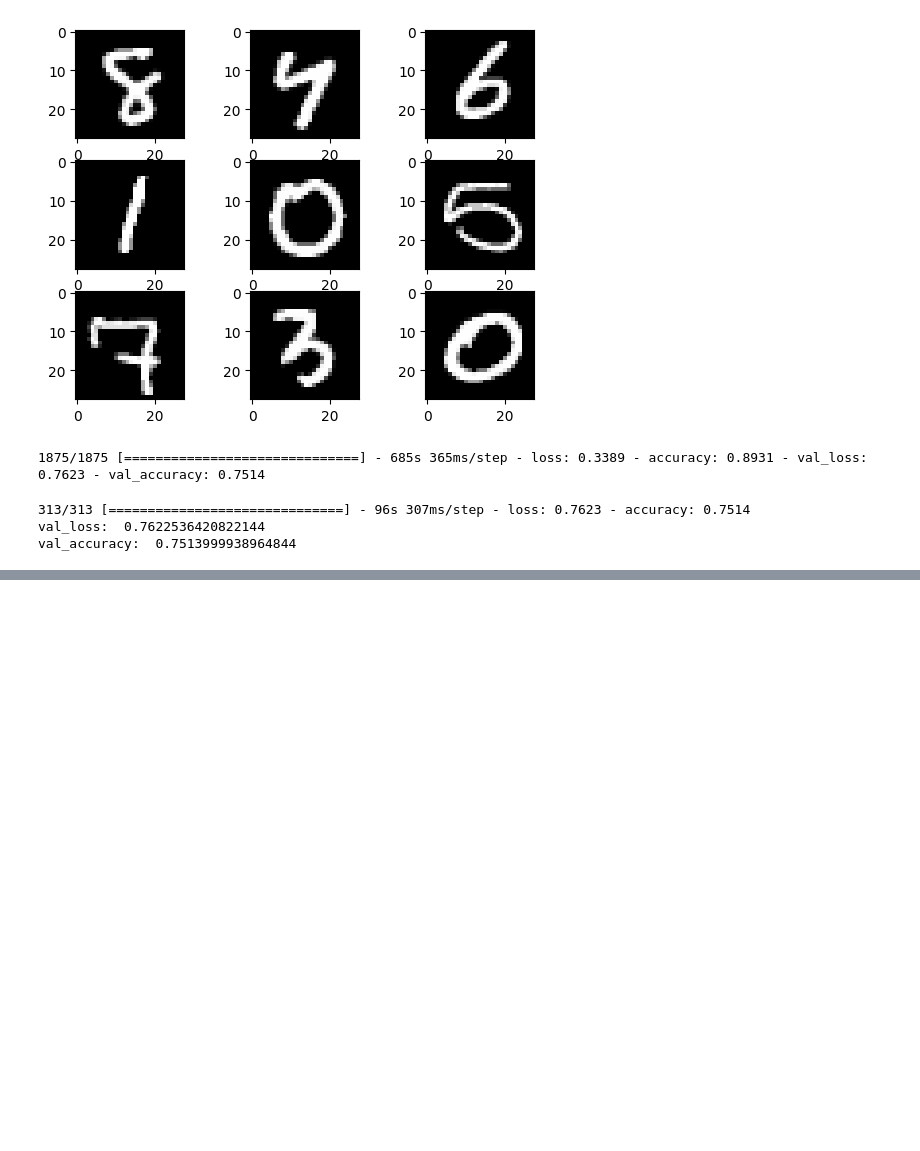
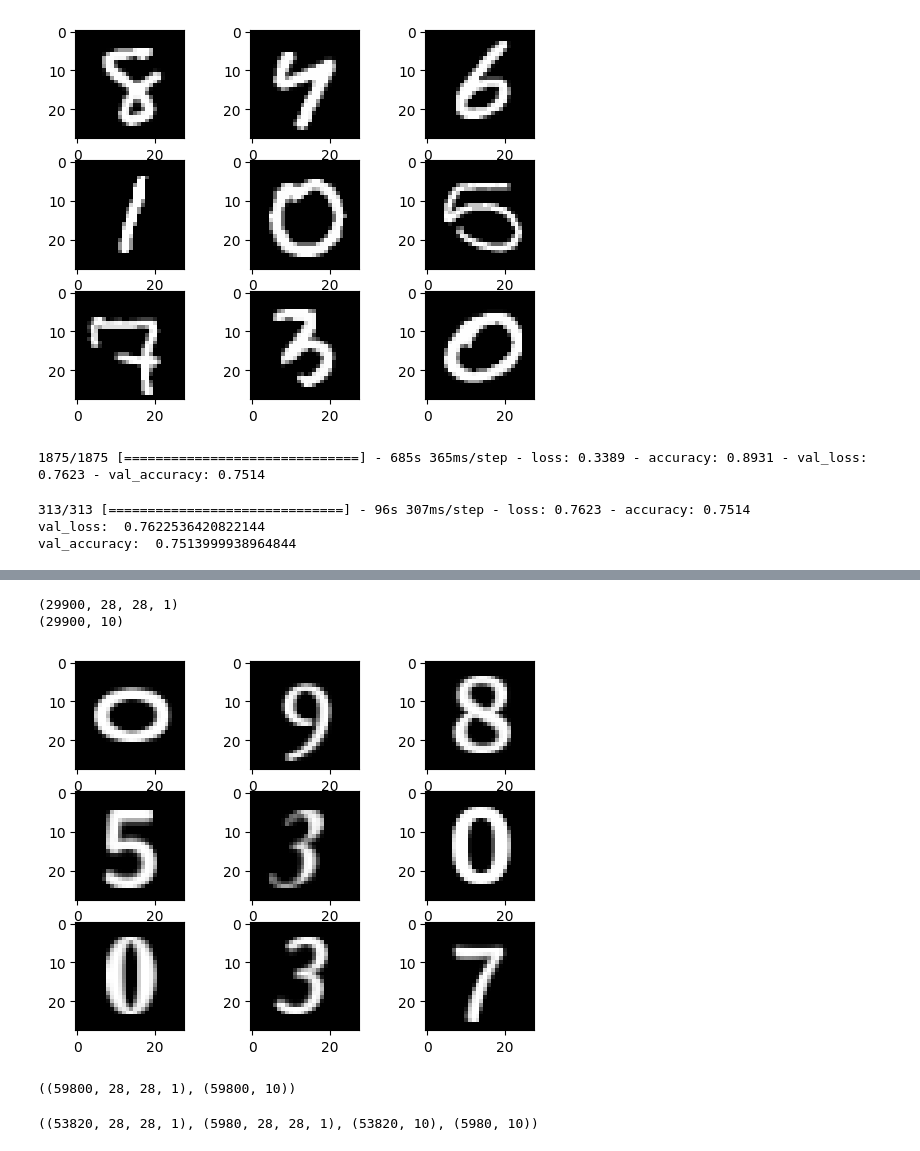
Before and after one commit to Ox03bb/Digits_Recognition, a Jupyter notebook: transfer_learning.ipynb, the cells around one changed output, grey strips where cells are left out. Saved outputs shown, nothing was run; the diff lists cells and outputs as text; code cells hidden in the pictures; blank space fills up the shorter version.

```diff
--- a/transfer_learning.ipynb
+++ b/transfer_learning.ipynb
@@ -361,0 +412,3 @@ y_all = np.concatenate((y_train, y_train))
+# %%
+data = pd.read_csv('./TMNIST_Data.csv')
+data.head()
@@ -361,0 +423,20 @@ y_all = np.concatenate((y_train, y_train))
+# %%
+data.drop(['names'], axis=1, inplace=True)
+# %%
+x_data = data.iloc[:,1:]
+y_data = data["labels"]
+x_data = np.array(x_data).reshape(-1,28,28,1).astype('float32') / 255.0
+y_data = tf.keras.utils.to_categorical(np.array(y_data),10 )
+print(x_data.shape)
+print(y_data.shape)
+# %% [output]
+(29900, 28, 28, 1)
+(29900, 10)
+# %%
+fig, ax = plt.subplots(nrows=3, ncols=3)
+cnt = 0
+for i in range(0,3):
+    for j in range(0,3):
+        ax[i,j].imshow(1-x_data[np.random.randint(0, 29900)].reshape(28,28),cmap='Greys')
+# %% [output]
+[figure, added]
@@ -361,0 +446,9 @@ y_all = np.concatenate((y_train, y_train))
+# %%
+x_data_all.shape,y_data_all.shape
+# %% [output]
+((59800, 28, 28, 1), (59800, 10))
+# %%
+X_train_t, X_test_t, y_train_t, y_test_t= train_test_split(x_data_all,y_data_all,test_size=0.1)
+X_train_t.shape, X_test_t.shape, y_train_t.shape, y_test_t.shape
+# %% [output]
+((53820, 28, 28, 1), (5980, 28, 28, 1), (53820, 10), (5980, 10))
```
Also changed, not shown: parts of 15 cells of this notebook.
